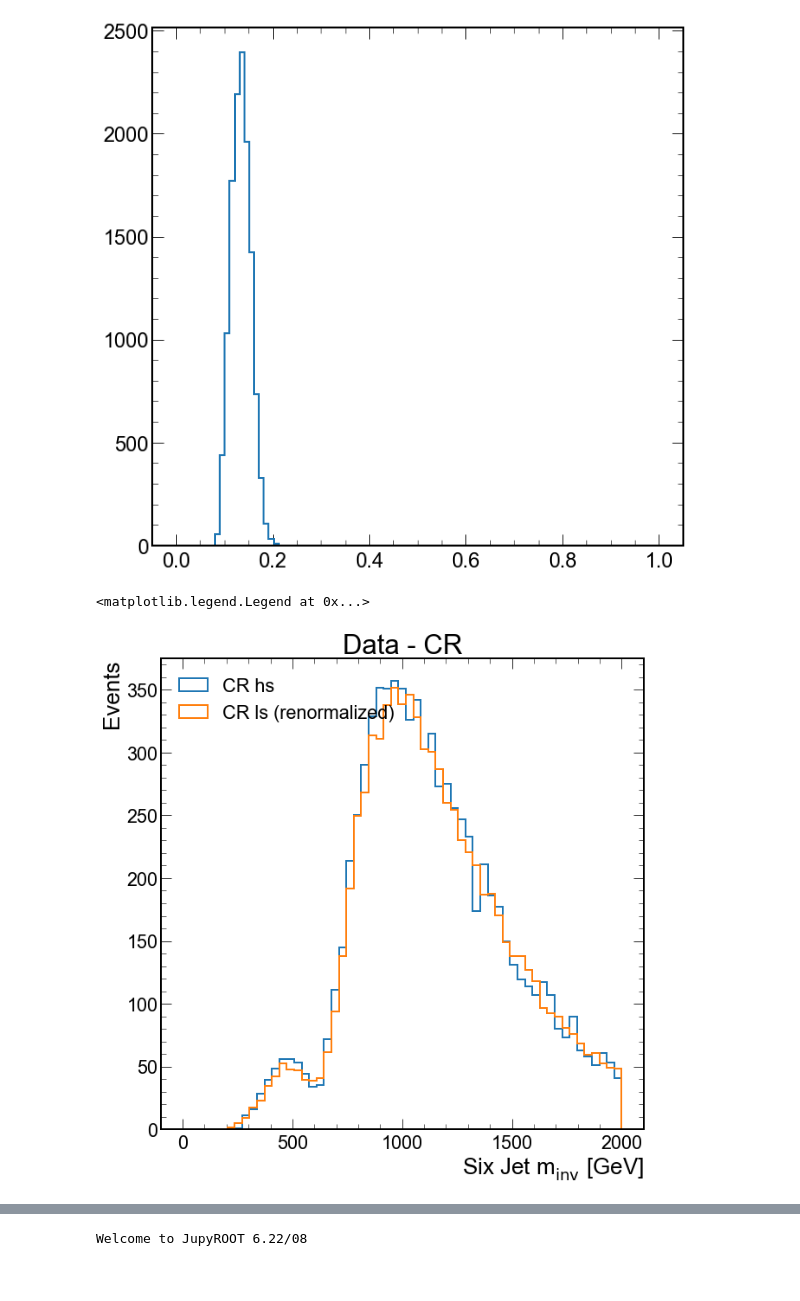
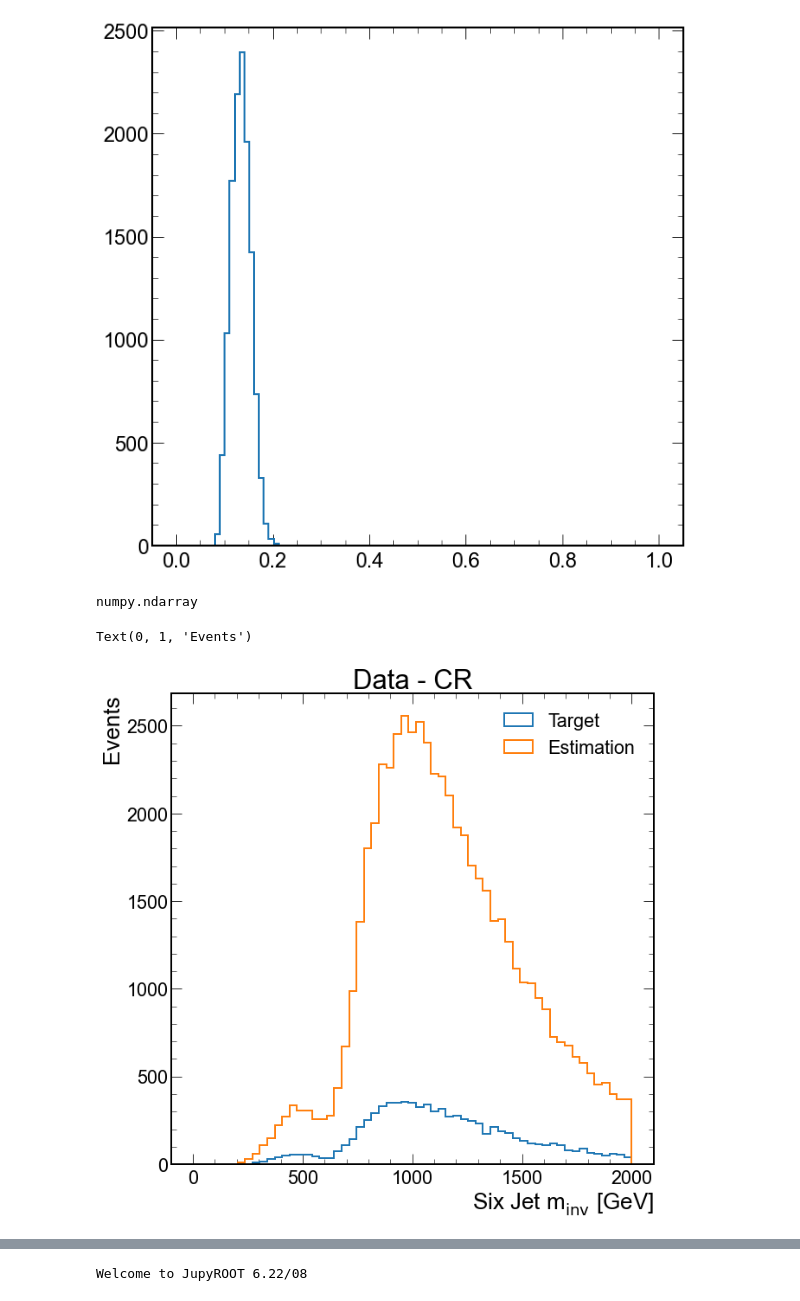
Before and after one commit to srosenzweig09/analysis, a Jupyter notebook: jupyter/6_background_estimation/background_estimation.ipynb, the cells around one changed output, grey strips where cells are left out. Cells and saved outputs as stored; diff of their text form; code cells hidden in the pictures.

```diff
--- a/jupyter/6_background_estimation/background_estimation.ipynb
+++ b/jupyter/6_background_estimation/background_estimation.ipynb
@@ -701,24 +643,24 @@ Optimal score cut = 0.13
 # %%
-score_bins = np.linspace(0,1,101)
+# score_bins = np.linspace(0,1,101)
 
-fig, ax = plt.subplots()
+# fig, ax = plt.subplots()
 
-# fig.suptitle(sigTree.sample, x=.85, y=.95)
+# # fig.suptitle(sigTree.sample, x=.85, y=.95)
 
-# ax = axs[0]
-ax.set_title('Last 2 Jets', loc='right')
-n2_s, edges = Hist(x_bins(score_bins), weights=n2_sig/n2_sig.sum(), bins=score_bins, ax=ax, label='Signal (SR)', color='blue')
-n2_data, edges = Hist(x_bins(score_bins), weights=n2_dat/n2_dat.sum(), bins=score_bins, ax=ax, label='Data (CR)', color='black')
-if n2_s.max() > n2_data.max(): nMax = n2_s.max()
-else: nMax = n2_data.max()
-ax.plot([0.13, 0.13],[0,nMax*1.1],'gray')
-ax.legend(fontsize='smaller', loc=2)
-ax.set_xlabel(r'Normalized b-tag Sum')
-ax.set_ylabel('Fraction of Events')
+# # ax = axs[0]
+# ax.set_title('Last 2 Jets', loc='right')
+# n2_s, edges = Hist(x_bins(score_bins), weights=n2_sig/n2_sig.sum(), bins=score_bins, ax=ax, label='Signal (SR)', color='blue')
+# n2_data, edges = Hist(x_bins(score_bins), weights=n2_dat/n2_dat.sum(), bins=score_bins, ax=ax, label='Data (CR)', color='black')
+# if n2_s.max() > n2_data.max(): nMax = n2_s.max()
+# else: nMax = n2_data.max()
+# ax.plot([0.13, 0.13],[0,nMax*1.1],'gray')
+# ax.legend(fontsize='smaller', loc=2)
+# ax.set_xlabel(r'Normalized b-tag Sum')
+# ax.set_ylabel('Fraction of Events')
 
-ax.text(0.5, 0.15, f'Signal below: {p_sig_lo*100:.0f}%\nSignal below: {p_sig_hi*100:.0f}%', fontsize=18, color='blue')
-ax.text(0.5, 0.125, f'Data below: {p_bkg_lo*100:.0f}%\nData below: {p_bkg_hi*100:.0f}%', fontsize=18)
+# ax.text(0.5, 0.15, f'Signal below: {p_sig_lo*100:.0f}%\nSignal below: {p_sig_hi*100:.0f}%', fontsize=18, color='blue')
+# ax.text(0.5, 0.125, f'Data below: {p_bkg_lo*100:.0f}%\nData below: {p_bkg_hi*100:.0f}%', fontsize=18)
 
-plt.tight_layout()
+# plt.tight_layout()
 
-fig.savefig(f'plots/{sigTree.mXmY}_2bsum.pdf')
+# fig.savefig(f'plots/{sigTree.mXmY}_2bsum.pdf')
@@ -1284,24 +1221,28 @@ X_vr_ls_hi = ak.nan_to_num(X.m[dat_VRls_mask][VRlshi],0).to_numpy()
 X_cr_ls = ak.nan_to_num(X.m[dat_CRls_mask],0).to_numpy()
 np.isnan(X_cr_ls).sum()
 X_vr_ls = ak.nan_to_num(X.m[dat_VRls_mask],0).to_numpy()
+# %%
+type(ws_unnormalized)
+# %% [output]
+numpy.ndarray
 # %%
 fig, ax = plt.subplots()#nrows=2, ncols=1, gridspec={})
 
 ax.set_title('Data - CR')
 
 assert(len(ws_unnormalized) == len(X_cr_ls))
-n_CRhs, e = Hist(X.m[dat_CRhs_mask], bins=mBins, ax=ax, label='CR hs')
+n_CRhs, e = Hist(X.m[dat_CRhs_mask], bins=mBins, ax=ax, label='Target')
 n_CRls, e = np.histogram(X.m[dat_CRls_mask].to_numpy(), bins=mBins)
-n_CRls_transformed, e = Hist(X_cr_ls, weights=ws_unnormalized, bins=mBins, ax=ax, label='CR ls (renormalized)', scale=False)
+n_CRls_transformed, e = Hist(X_cr_ls, weights=ws_unnormalized, bins=mBins, ax=ax, label='Estimation')
 
 ax.set_xlabel(r'Six Jet $m_\mathrm{inv}$ [GeV]')
 ax.set_ylabel('Events')
-ax.legend(loc=2)
+# ax.legend()
 
 # fig.savefig(f'plots/{sigTree.mXmY}_data_VRls_v_VRhs.pdf')
 # %% [output]
-<matplotlib.legend.Legend at 0x...>
+Text(0, 1, 'Events')
-[figure, old version]
+[figure, new version]
 # %%
 fig, axs = plt.subplots(nrows=1, ncols=2, figsize=(20,10))
 fig.suptitle('Data - VR')
```
Also changed, not shown: parts of 38 cells of this notebook.
